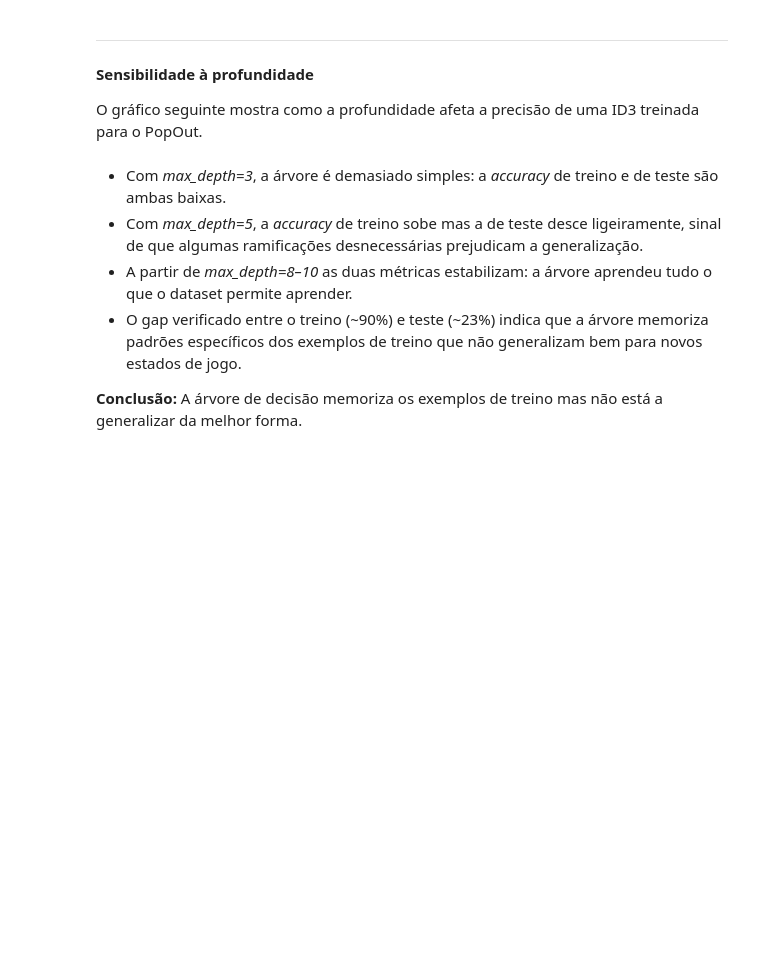
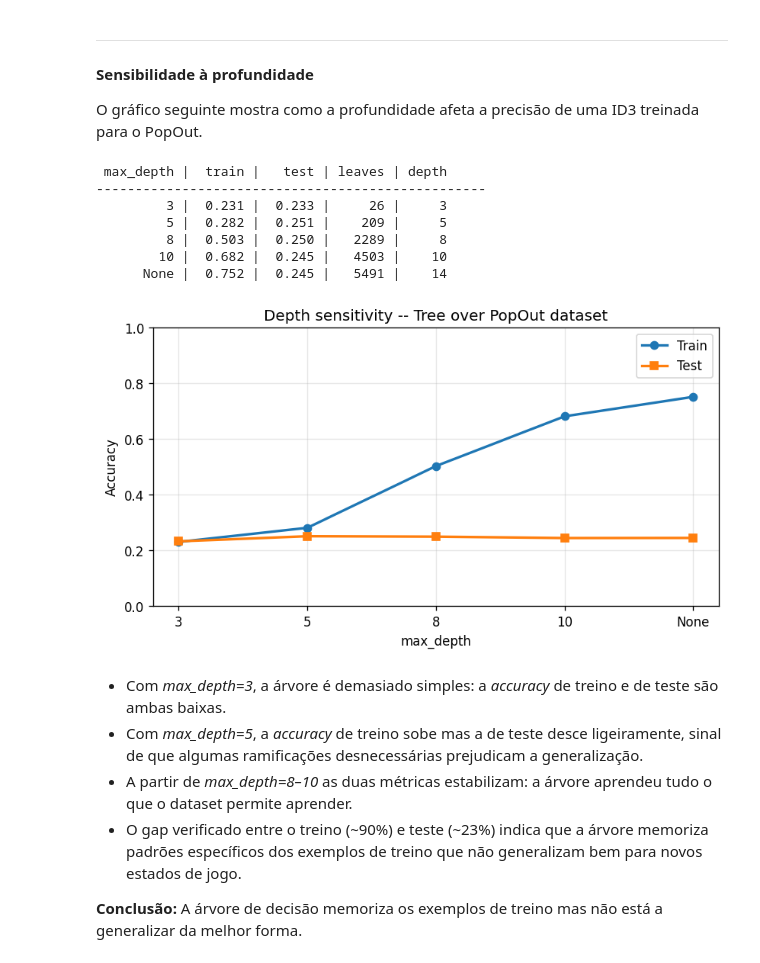
Before and after one commit to matilde938/IA_POPOUT_, a Jupyter notebook: IA_notebook.ipynb, the cells around one changed output. Cells and saved outputs as stored; diff of their text form; code cells hidden in the pictures; blank space fills up the shorter version.

```diff
--- a/IA_notebook.ipynb
+++ b/IA_notebook.ipynb
@@ -2223,29 +2270,43 @@ Este comportamento confirma confirma que o problema não é falta de dados, mas
 
 O gráfico seguinte mostra como a profundidade afeta a precisão de uma ID3 treinada para o PopOut.
 # %%
-def chart_depth_sensitivity(out_path):
-    depths = [3, 5, 8, 10, "None"]
-    train_acc = [0.303, 0.526, 0.876, 0.904, 0.904]
-    test_acc = [0.169, 0.157, 0.221, 0.227, 0.227]
+def chart_depth_sensitivity(out_path, depths=(3, 5, 8, 10, None), seed=0):
+    rows = sweep_max_depth(depths=depths, seed=seed)
+    depth_labels = ["None" if d is None else str(d) for d, _ in rows]
+    train_acc = [r["train_accuracy"] for _, r in rows]
+    test_acc = [r["test_accuracy"] for _, r in rows]
     fig, ax = plt.subplots(figsize=(7, 4))
-    x = list(range(len(depths)))
+    x = list(range(len(depth_labels)))
     ax.plot(x, train_acc, marker="o", label="Train", linewidth=2)
     ax.plot(x, test_acc, marker="s", label="Test", linewidth=2)
     ax.set_xticks(x)
-    ax.set_xticklabels([str(d) for d in depths])
+    ax.set_xticklabels(depth_labels)
     ax.set_xlabel("max_depth")
     ax.set_ylabel("Accuracy")
     ax.set_title("Depth sensitivity -- Tree over PopOut dataset")
     ax.grid(True, alpha=0.3)
     ax.legend()
     ax.set_ylim(0, 1)
     fig.tight_layout()
     fig.savefig(out_path, dpi=120, bbox_inches="tight")
     plt.close(fig)
 
-# ── Visualização ───────────────────────────────────────
+
+# -- Visualizacao --
 from IPython.display import display, Image as IPyImage
-display(IPyImage(filename=str(_wm_path), width=700))
+
+_ds_path = os.path.join(CONTENT_DIR, "tree_depth_sensitivity.png")
+chart_depth_sensitivity(_ds_path)
+display(IPyImage(filename=_ds_path, width=700))
+# %% [output]
+ max_depth |  train |   test | leaves | depth
+--------------------------------------------------
+         3 |  0.231 |  0.233 |     26 |     3
+         5 |  0.282 |  0.251 |    209 |     5
+         8 |  0.503 |  0.250 |   2289 |     8
+        10 |  0.682 |  0.245 |   4503 |    10
+      None |  0.752 |  0.245 |   5491 |    14
+[figure, added]
 # %% [markdown]
 - Com *max_depth=3*, a árvore é demasiado simples: a *accuracy* de treino e de teste são ambas baixas.
 - Com *max_depth=5*, a *accuracy* de treino sobe mas a de teste desce ligeiramente, sinal de que algumas ramificações desnecessárias prejudicam a generalização.
```
Also changed, not shown: parts of 8 cells of this notebook, 3 other files.
